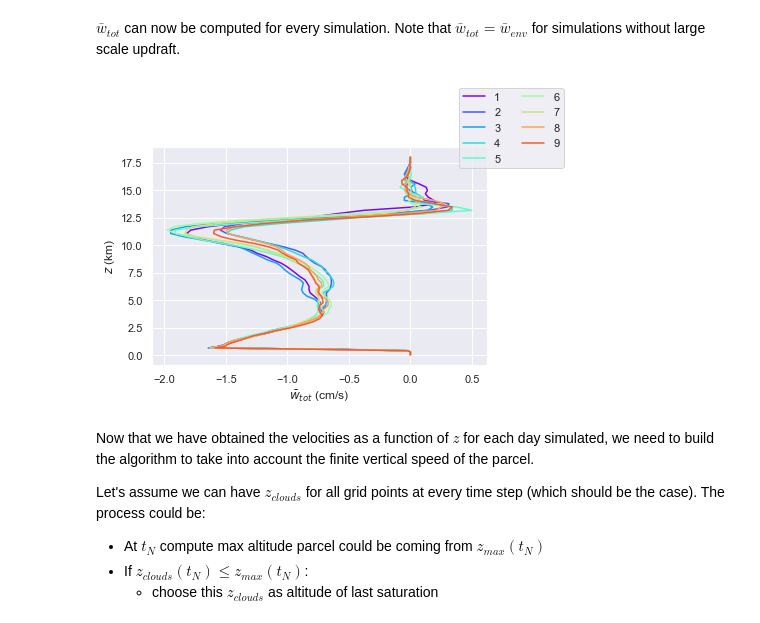
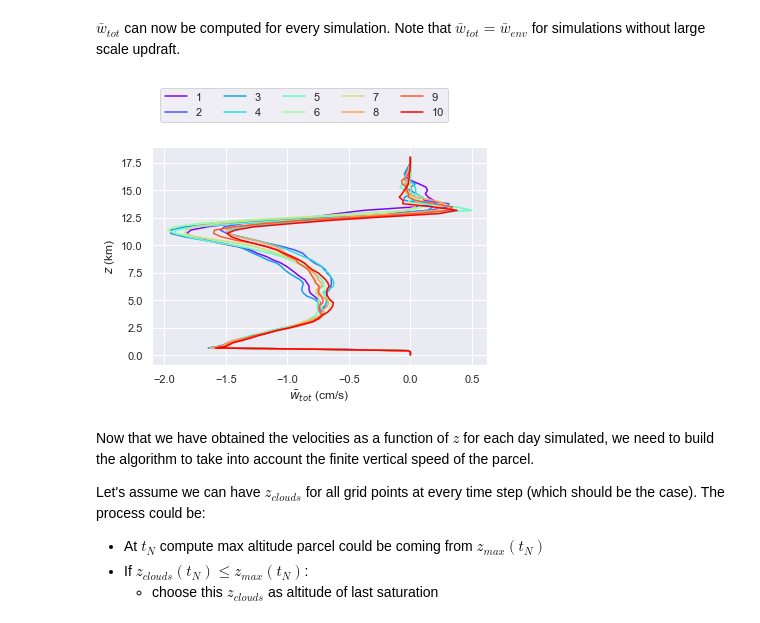
Before and after one commit to FelixLangot/LMD_Internship, a Jupyter notebook: RH_Trop.ipynb, the cells around one changed output. Drawn from its saved outputs; the diff is of its cells as text; code cells hidden in the pictures.

```diff
--- a/RH_Trop.ipynb
+++ b/RH_Trop.ipynb
@@ -170,18 +170,19 @@ wtot6 = ads.WTOT(mwenv6, wLS6)
 wtot7 = ads.WTOT(mwenv7, wLS7)
 wtot8 = ads.WTOT(mwenv8, wLS8)
 wtot9 = ads.WTOT(mwenv9, wLS9)
+wtot10 = ads.WTOT(mwenv10, wLS10)
 
-wtotlist = [wtot, wtot2, wtot3, wtot4, wtot5, wtot6, wtot7, wtot8, wtot9]
+wtotlist = [wtot, wtot2, wtot3, wtot4, wtot5, wtot6, wtot7, wtot8, wtot9, wtot10]
 # %%
 for i in np.arange(len(wtotlist)):
     plt.plot(wtotlist[i]*100, zlist[i]/1000, color=colorlist[i], label=labelslist[i])
 plt.xlabel(r'$\bar{w}_{tot}$ (cm/s)')
 plt.ylabel('$z$ (km)')
-plt.legend(bbox_to_anchor=(0.9, 1.3), ncol=2)
+plt.legend(bbox_to_anchor=(0.9, 1.3), ncol=5)
 plt.savefig('Figs/wtotz.png',bbox_inches='tight', format='PNG', dpi=600)
 plt.show()
 # %% [output]
-[figure, old version]
+[figure, new version]
 # %% [markdown]
 Now that we have obtained the velocities as a function of $z$ for each day simulated, we need to build the algorithm to take into account the finite vertical speed of the parcel.
 
```
Also changed, not shown: parts of 31 cells of this notebook.
